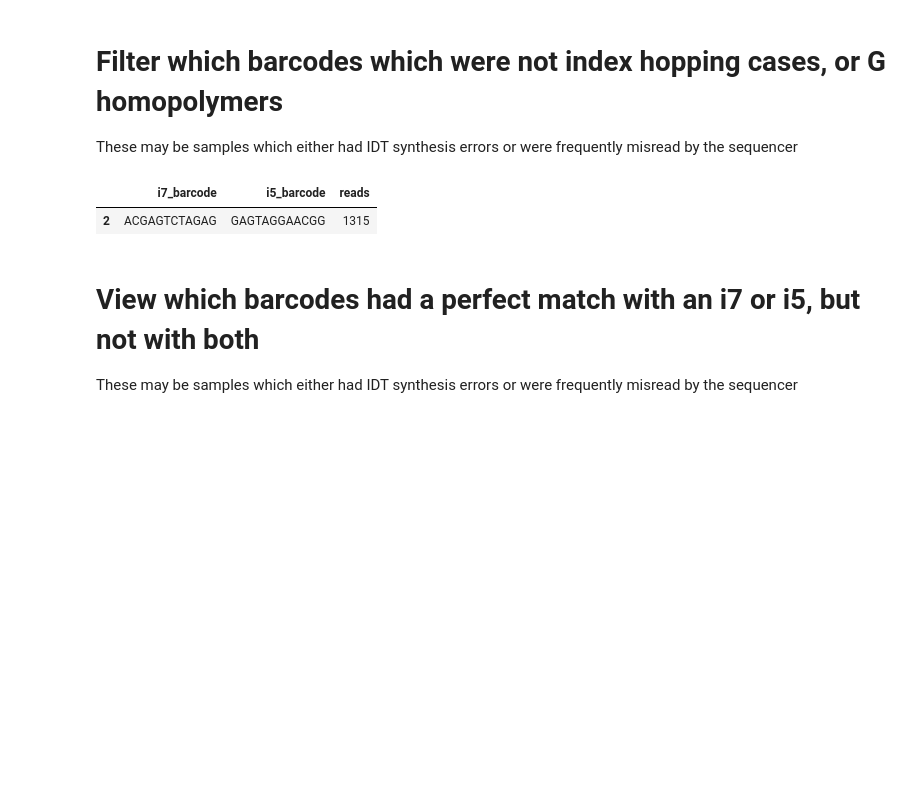
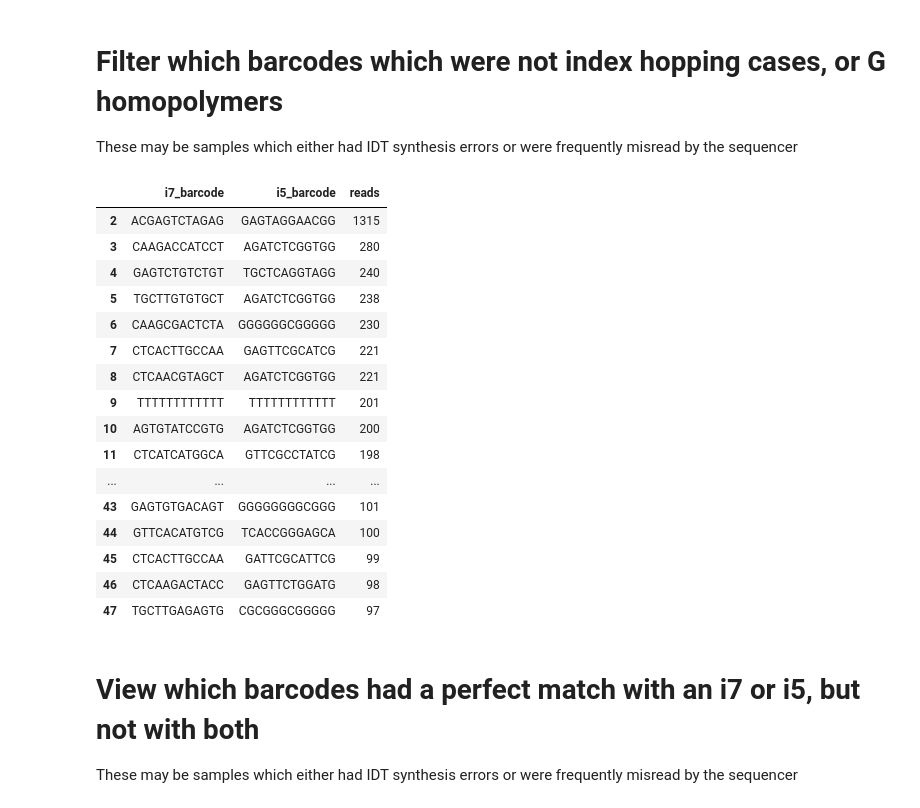
Before and after one commit to czbiohub/specialops, a Jupyter notebook: Barcode_Hopping/Processing_Undetermined_Script.ipynb, the cells around one changed output. Drawn from its saved outputs; the diff is of its cells as text; code cells hidden in the pictures; blank space fills up the shorter version.

```diff
--- a/Barcode_Hopping/Processing_Undetermined_Script.ipynb
+++ b/Barcode_Hopping/Processing_Undetermined_Script.ipynb
@@ -261,13 +499,11 @@ def pull_barcodes(file, index_length):
         if i%4==0:
             line_split=line.split(":")[-1].strip('\n').split('+')
             if len(line_split[0]) == index_length:
-                undetermined_dict = {}
                 undetermined_dict = {'i7_barcode':line_split[0],
                                      'i5_barcode':line_split[1]}
                 undetermined_list.append(undetermined_dict)
             else:
-                print('Index length given does not match index length in Undetermined file')
-                return
+                raise Exception('Index length given does not match index length in Undetermined file')
     undetermined_df = pd.DataFrame(undetermined_list, index = None)
     return(undetermined_df)
 # %%
@@ -280,6 +516,9 @@ def top_undetermined_barcodes(undetermined_barcodes_df, num_top_barcodes):
 # %%
 #FILTER OUT ANY UNDETERMINED THAT HAVE GGGGGGGGGGG IN THEM AND RETURN pull_barcodes()/top_undetermined_barcodes() DATAFRAME
 def filter_G_homopolymer_barcodes(top_undetermined):
-    filtered = top_undetermined.loc[(top_undetermined['i7_barcode']!='GGGGGGGGGGGG') & (top_undetermined['i5_barcode']!='GGGGGGGGGGGG') &(top_undetermined['i7_barcode'] !='GGGGGGGG') & (top_undetermined['i5_barcode'] !='GGGGGGGG')].reset_index()
+    filtered = top_undetermined[(top_undetermined['i7_barcode']!='GGGGGGGGGGGG')
+                                & (top_undetermined['i5_barcode']!='GGGGGGGGGGGG')
+                                & (top_undetermined['i7_barcode'] !='GGGGGGGG')
+                                & (top_undetermined['i5_barcode'] !='GGGGGGGG')].reset_index()
     print(''.join(['Of ',str(len(top_undetermined)),' barcodes given, ', str(len(filtered)),' barcodes did not contain a G homopolymer.']))
     return filtered
@@ -693,7 +670,7 @@ def match_i5_or_i7(leftover_indices,sequencer,index_length):
 # %%
 index_length = 12;
 sequencer = 'iSeq';
-number_undetermined_barcodes = 10;
+number_undetermined_barcodes = 500;
 index_plates = ["Dual-096","Dual-097","Dual-098","Dual-099"]
 file = "Undetermined_S0_R1_001.fastq"
 # %% [markdown]
@@ -751,7 +760,7 @@ Of 3 barcodes given, 3 barcodes did not match a TruSeq Dual-Unique Index.
 # View which barcodes had potential index hopping
 This suggest index hopping - does not include index hopping across plates not used on your library preparation run
 # %%
-hopped_index = hopped_indices(filtered,index_plates,sequencer, 12)
+hopped_index = hopped_indices(G_filtered,index_plates,sequencer, 12)
 hopped_index
 # %% [output]
 You have 2 hopped indices
@@ -762,11 +771,26 @@ You have 2 hopped indices
 # Filter which barcodes which were not index hopping cases, or G homopolymers
 These may be samples which either had IDT synthesis errors or were frequently misread by the sequencer
 # %%
-leftover = filter_hopped_indices(filtered, hopped_index)
+leftover = filter_hopped_indices(G_filtered, hopped_index)
 leftover
 # %% [output]
 |  | i7_barcode | i5_barcode | reads |
 | 2 | ACGAGTCTAGAG | GAGTAGGAACGG | 1315 |
+| 3 | CAAGACCATCCT | AGATCTCGGTGG | 280 |
+| 4 | GAGTCTGTCTGT | TGCTCAGGTAGG | 240 |
+| 5 | TGCTTGTGTGCT | AGATCTCGGTGG | 238 |
+| 6 | CAAGCGACTCTA | GGGGGGCGGGGG | 230 |
+| 7 | CTCACTTGCCAA | GAGTTCGCATCG | 221 |
+| 8 | CTCAACGTAGCT | AGATCTCGGTGG | 221 |
+| 9 | TTTTTTTTTTTT | TTTTTTTTTTTT | 201 |
+| 10 | AGTGTATCCGTG | AGATCTCGGTGG | 200 |
+| 11 | CTCATCATGGCA | GTTCGCCTATCG | 198 |
+| ... | ... | ... | ... |
+| 43 | GAGTGTGACAGT | GGGGGGGGCGGG | 101 |
+| 44 | GTTCACATGTCG | TCACCGGGAGCA | 100 |
+| 45 | CTCACTTGCCAA | GATTCGCATTCG | 99 |
+| 46 | CTCAAGACTACC | GAGTTCTGGATG | 98 |
+| 47 | TGCTTGAGAGTG | CGCGGGCGGGGG | 97 |
 # %% [markdown]
 # View which barcodes had a perfect match with an i7 or i5, but not with both
 These may be samples which either had IDT synthesis errors or were frequently misread by the sequencer
```
Also changed, not shown: parts of 15 cells of this notebook.
